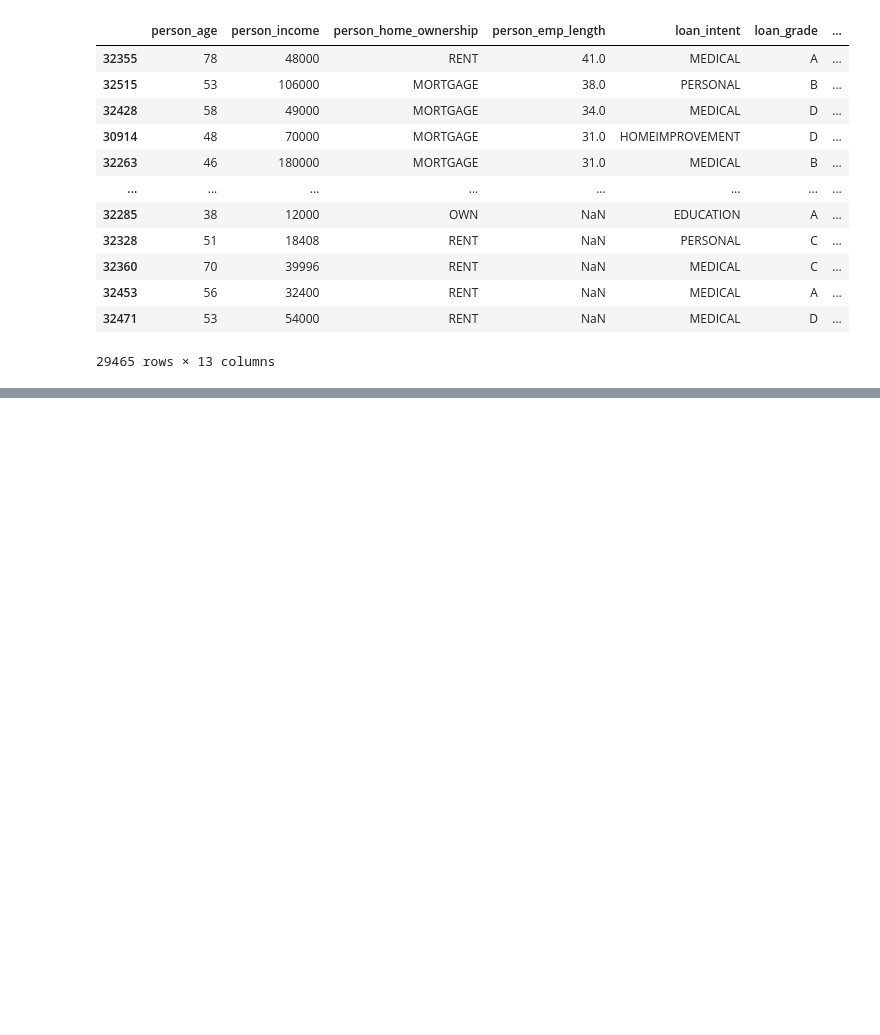
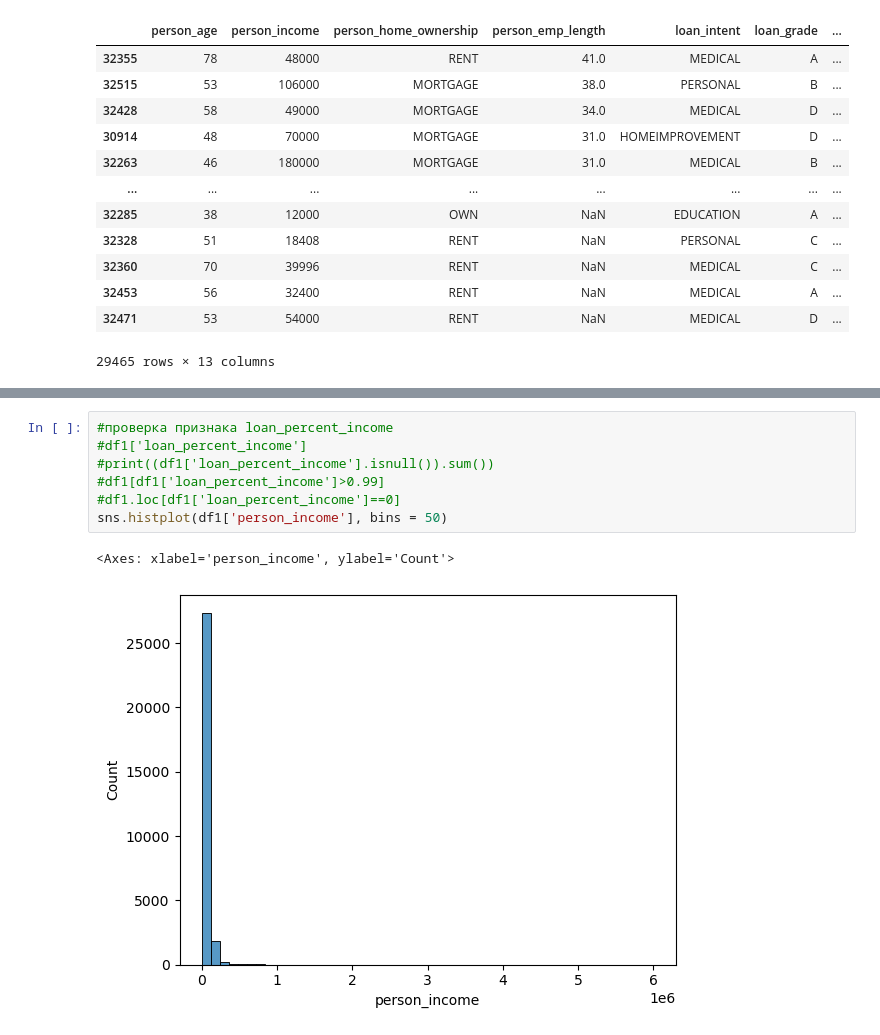
Before and after one commit to kitsungaa/credit-risk-ml, a Jupyter notebook: credit_risk_analysis.ipynb, the cells around one changed output, grey strips where cells are left out. Saved outputs shown, nothing was run; the diff lists cells and outputs as text; blank space fills up the shorter version.

```diff
--- a/credit_risk_analysis.ipynb
+++ b/credit_risk_analysis.ipynb
@@ -189,0 +248,10 @@ df1.sort_values(by=['person_emp_length'], ascending=False)
+# %%
+#проверка признака loan_percent_income
+#df1['loan_percent_income']
+#print((df1['loan_percent_income'].isnull()).sum())
+#df1[df1['loan_percent_income']>0.99]
+#df1.loc[df1['loan_percent_income']==0]
+sns.histplot(df1['person_income'], bins = 50)
+# %% [output]
+<Axes: xlabel='person_income', ylabel='Count'>
+[figure, added]
```
Also changed, not shown: parts of 26 cells of this notebook.
